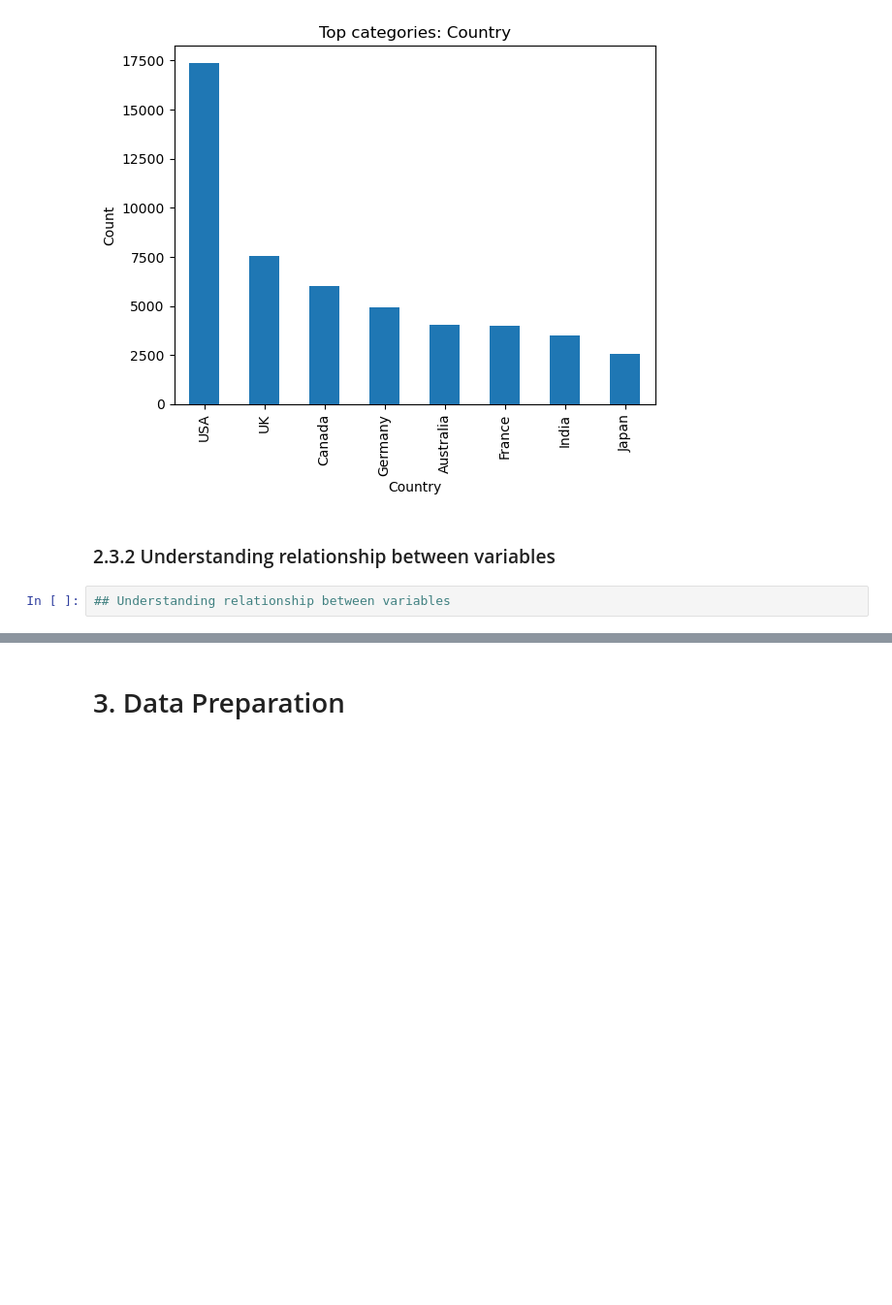
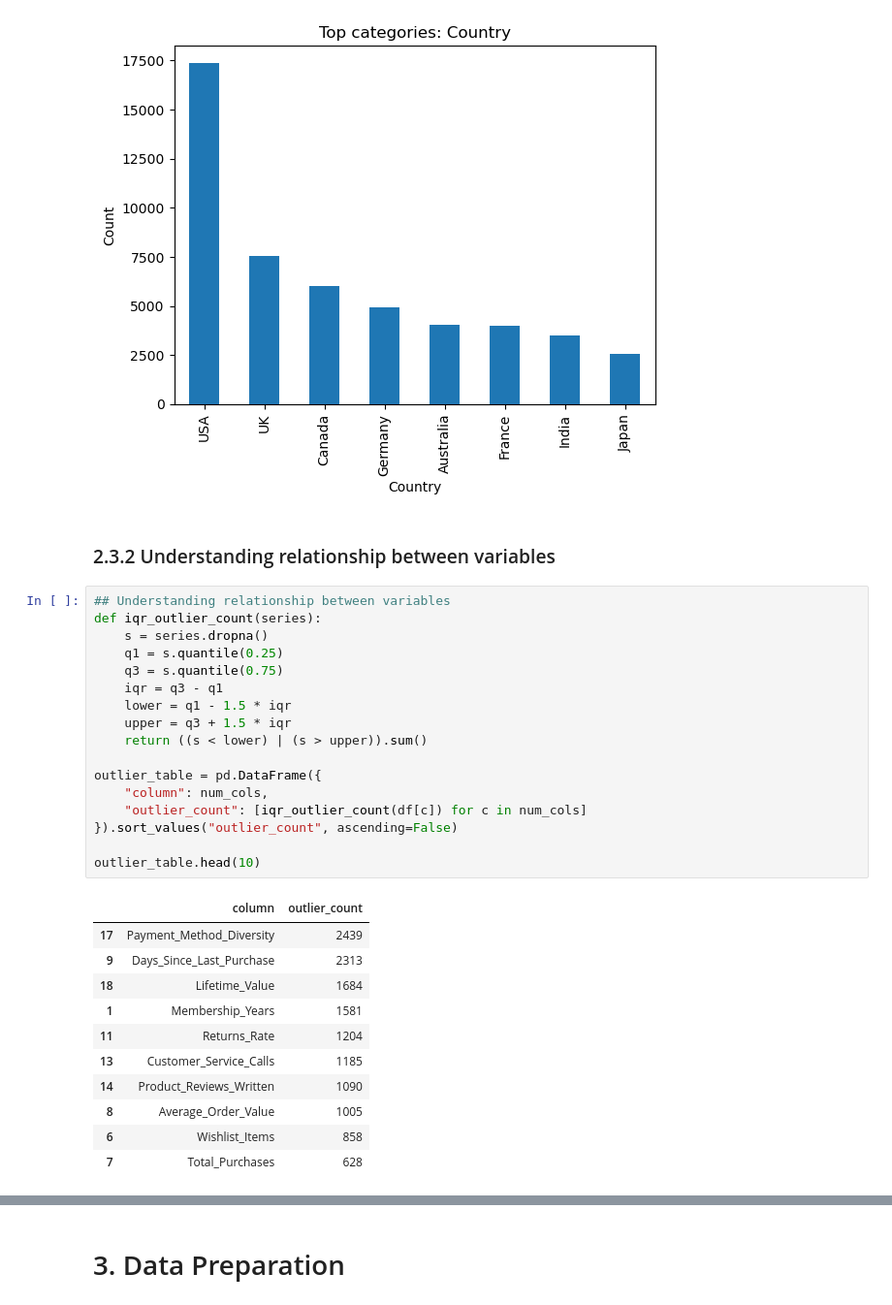
Before and after one commit to sweth-sudhi/MLDP_project_Swetha, a Jupyter notebook: mldp prjt code/MLDP Program Codes Submission Template (1).ipynb, the cells around one changed output, grey strips where cells are left out. Shown at 97% size. Saved outputs shown, nothing was run; the diff lists cells and outputs as text; blank space fills up the shorter version.

```diff
--- a/mldp prjt code/MLDP Program Codes Submission Template (1).ipynb
+++ b/mldp prjt code/MLDP Program Codes Submission Template (1).ipynb
@@ -213,3 +213,30 @@ for col in cat_cols[:2]:
 ### 2.3.2 Understanding relationship between variables
 # %%
 ## Understanding relationship between variables
+def iqr_outlier_count(series):
+    s = series.dropna()
+    q1 = s.quantile(0.25)
+    q3 = s.quantile(0.75)
+    iqr = q3 - q1
+    lower = q1 - 1.5 * iqr
+    upper = q3 + 1.5 * iqr
+    return ((s < lower) | (s > upper)).sum()
+
+outlier_table = pd.DataFrame({
+    "column": num_cols,
+    "outlier_count": [iqr_outlier_count(df[c]) for c in num_cols]
+}).sort_values("outlier_count", ascending=False)
+
+outlier_table.head(10)
+# %% [output]
+|  | column | outlier_count |
+| 17 | Payment_Method_Diversity | 2439 |
+| 9 | Days_Since_Last_Purchase | 2313 |
+| 18 | Lifetime_Value | 1684 |
+| 1 | Membership_Years | 1581 |
+| 11 | Returns_Rate | 1204 |
+| 13 | Customer_Service_Calls | 1185 |
+| 14 | Product_Reviews_Written | 1090 |
+| 8 | Average_Order_Value | 1005 |
+| 6 | Wishlist_Items | 858 |
+| 7 | Total_Purchases | 628 |
```
Also changed, not shown: parts of 1 cell of this notebook.
